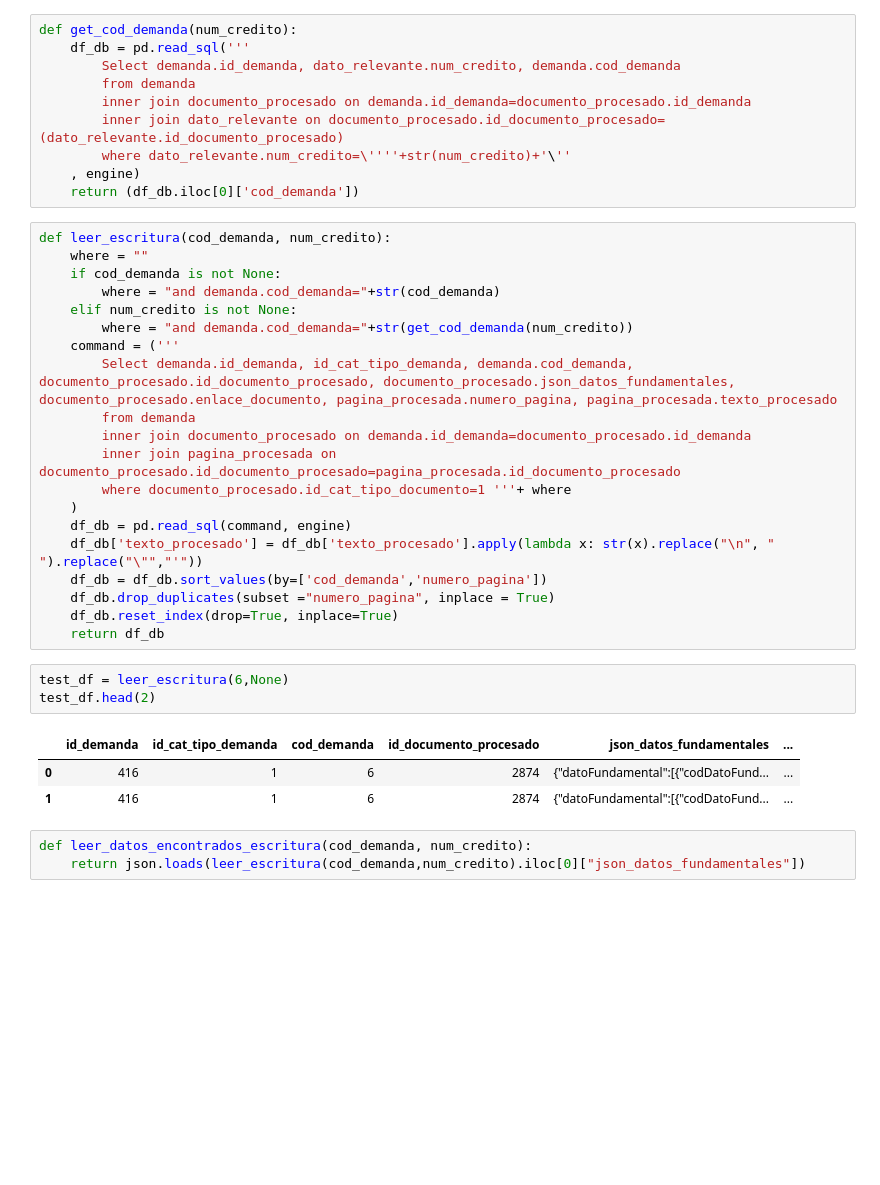
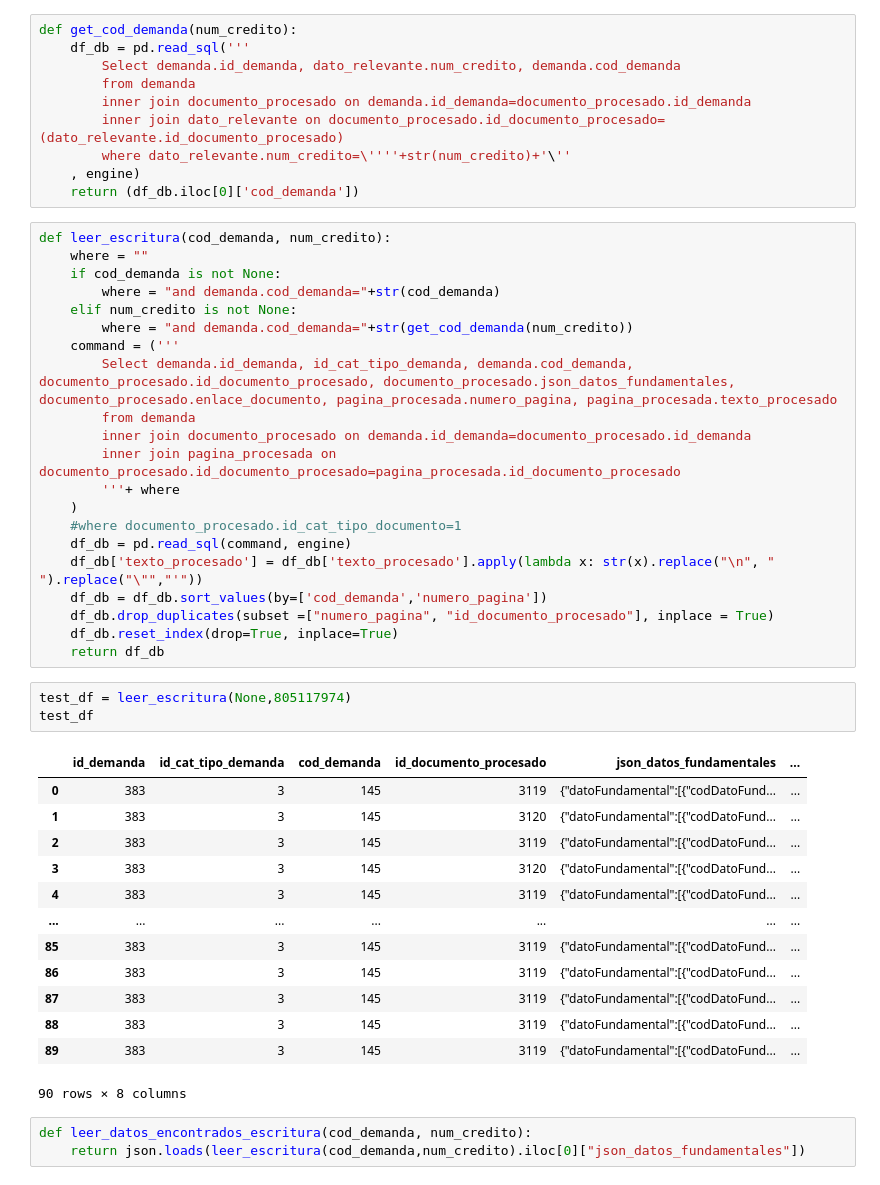
Before and after one commit to jose-milciades/-ia-test, a Jupyter notebook: jupyter-files/Testing.ipynb, the cells around one changed output. Drawn from its saved outputs; the diff is of its cells as text; blank space fills up the shorter version.

```diff
--- a/jupyter-files/Testing.ipynb
+++ b/jupyter-files/Testing.ipynb
@@ -55,21 +55,32 @@ def leer_escritura(cod_demanda, num_credito):
         from demanda
         inner join documento_procesado on demanda.id_demanda=documento_procesado.id_demanda
         inner join pagina_procesada on documento_procesado.id_documento_procesado=pagina_procesada.id_documento_procesado
-        where documento_procesado.id_cat_tipo_documento=1 '''+ where
+        '''+ where
     )
+    #where documento_procesado.id_cat_tipo_documento=1
     df_db = pd.read_sql(command, engine)
     df_db['texto_procesado'] = df_db['texto_procesado'].apply(lambda x: str(x).replace("\n", " ").replace("\"","'"))
     df_db = df_db.sort_values(by=['cod_demanda','numero_pagina'])
-    df_db.drop_duplicates(subset ="numero_pagina", inplace = True)
+    df_db.drop_duplicates(subset =["numero_pagina", "id_documento_procesado"], inplace = True)
     df_db.reset_index(drop=True, inplace=True)
     return df_db
 # %%
-test_df = leer_escritura(6,None)
-test_df.head(2)
+test_df = leer_escritura(None,805117974)
+test_df
 # %% [output]
 |  | id_demanda | id_cat_tipo_demanda | cod_demanda | id_documento_procesado | json_datos_fundamentales | ... |
-| 0 | 416 | 1 | 6 | 2874 | {"datoFundamental":[{"codDatoFund... | ... |
-| 1 | 416 | 1 | 6 | 2874 | {"datoFundamental":[{"codDatoFund... | ... |
+| 0 | 383 | 3 | 145 | 3119 | {"datoFundamental":[{"codDatoFund... | ... |
+| 1 | 383 | 3 | 145 | 3120 | {"datoFundamental":[{"codDatoFund... | ... |
+| 2 | 383 | 3 | 145 | 3119 | {"datoFundamental":[{"codDatoFund... | ... |
+| 3 | 383 | 3 | 145 | 3120 | {"datoFundamental":[{"codDatoFund... | ... |
+| 4 | 383 | 3 | 145 | 3119 | {"datoFundamental":[{"codDatoFund... | ... |
+| ... | ... | ... | ... | ... | ... | ... |
+| 85 | 383 | 3 | 145 | 3119 | {"datoFundamental":[{"codDatoFund... | ... |
+| 86 | 383 | 3 | 145 | 3119 | {"datoFundamental":[{"codDatoFund... | ... |
+| 87 | 383 | 3 | 145 | 3119 | {"datoFundamental":[{"codDatoFund... | ... |
+| 88 | 383 | 3 | 145 | 3119 | {"datoFundamental":[{"codDatoFund... | ... |
+| 89 | 383 | 3 | 145 | 3119 | {"datoFundamental":[{"codDatoFund... | ... |
+90 rows × 8 columns
 # %%
 def leer_datos_encontrados_escritura(cod_demanda, num_credito):
     return json.loads(leer_escritura(cod_demanda,num_credito).iloc[0]["json_datos_fundamentales"])
```
Also changed, not shown: parts of 20 cells of this notebook, 9 other files.
